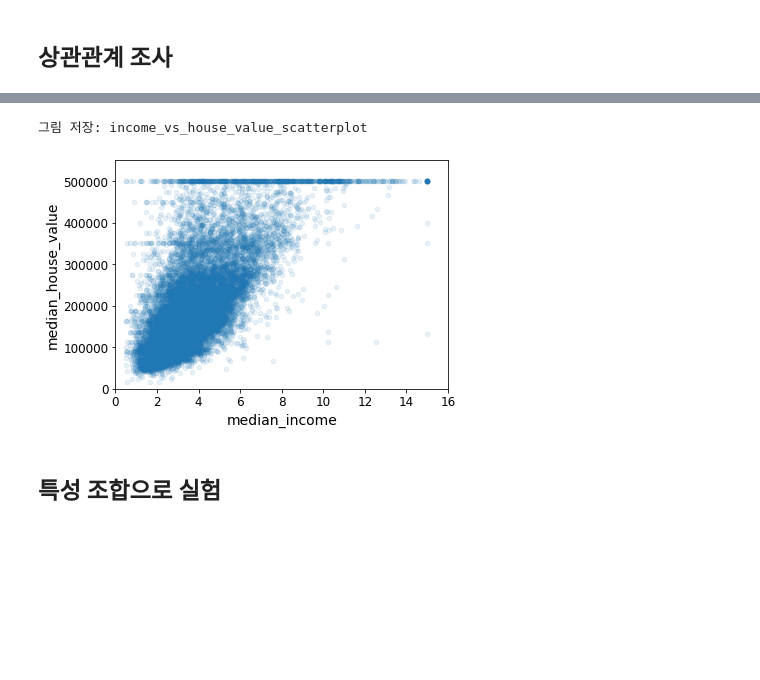
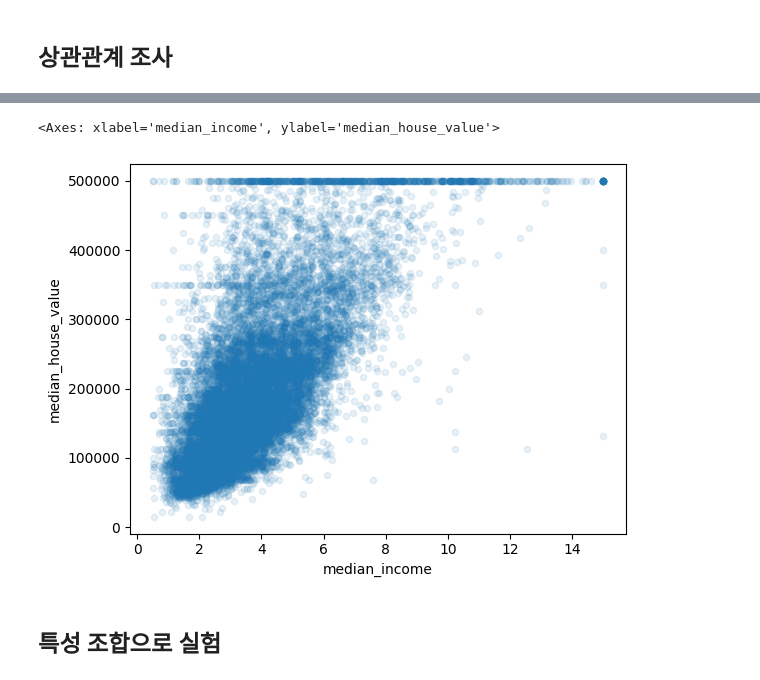
Before and after one commit to ssukk99/handson-ml2, a Jupyter notebook: 02_end_to_end_machine_learning_project.ipynb, the cells around one changed output, grey strips where cells are left out. Drawn from its saved outputs; the diff is of its cells as text; code cells hidden in the pictures; blank space fills up the shorter version.

```diff
--- a/02_end_to_end_machine_learning_project.ipynb
+++ b/02_end_to_end_machine_learning_project.ipynb
@@ -533,11 +509,11 @@ save_fig("scatter_matrix_plot")
 # %%
 housing.plot(kind="scatter", x="median_income", y="median_house_value",
              alpha=0.1)
-plt.axis([0, 16, 0, 550000])
-save_fig("income_vs_house_value_scatterplot")
+#plt.axis([0, 16, 0, 550000])
+#save_fig("income_vs_house_value_scatterplot")
 # %% [output]
-그림 저장: income_vs_house_value_scatterplot
+<Axes: xlabel='median_income', ylabel='median_house_value'>
-[figure, old version]
+[figure, new version]
 # %% [markdown]
 ## 특성 조합으로 실험
 # %%
```
Also changed, not shown: parts of 40 cells of this notebook.
